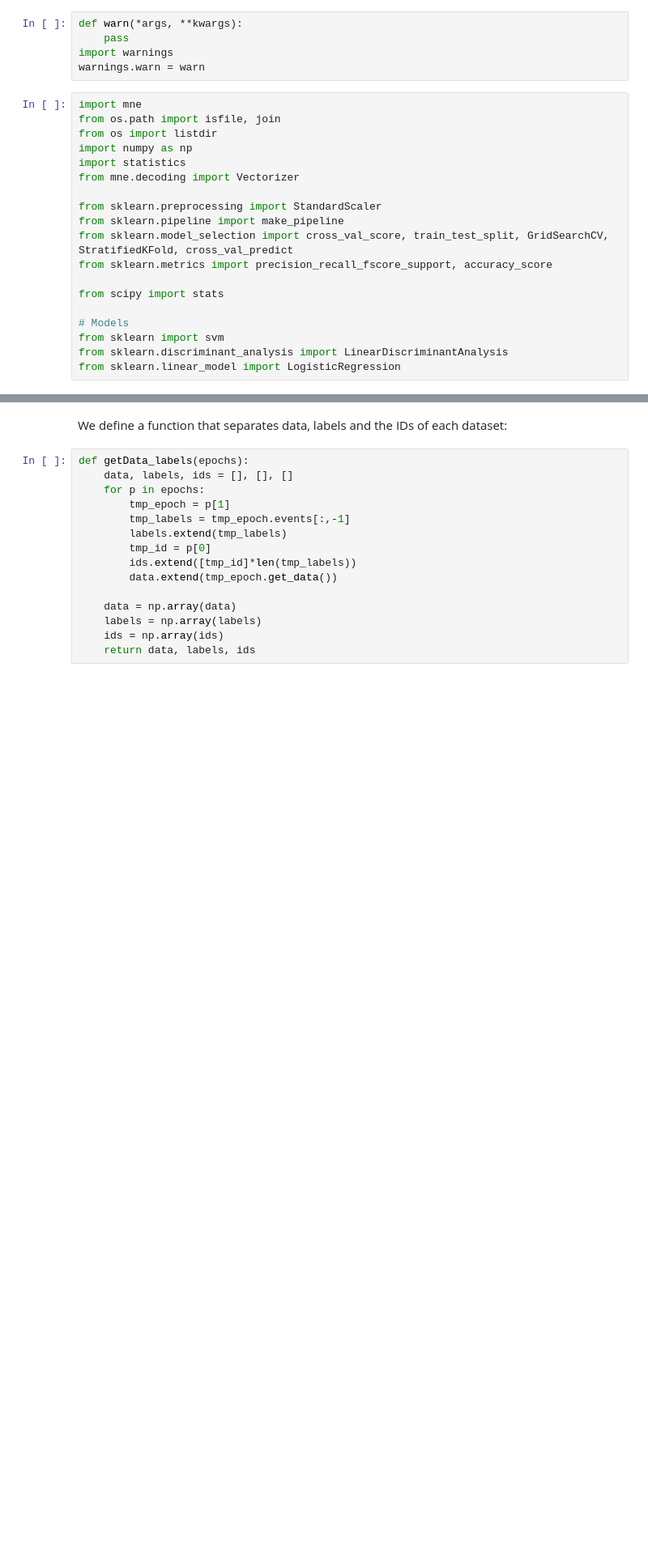
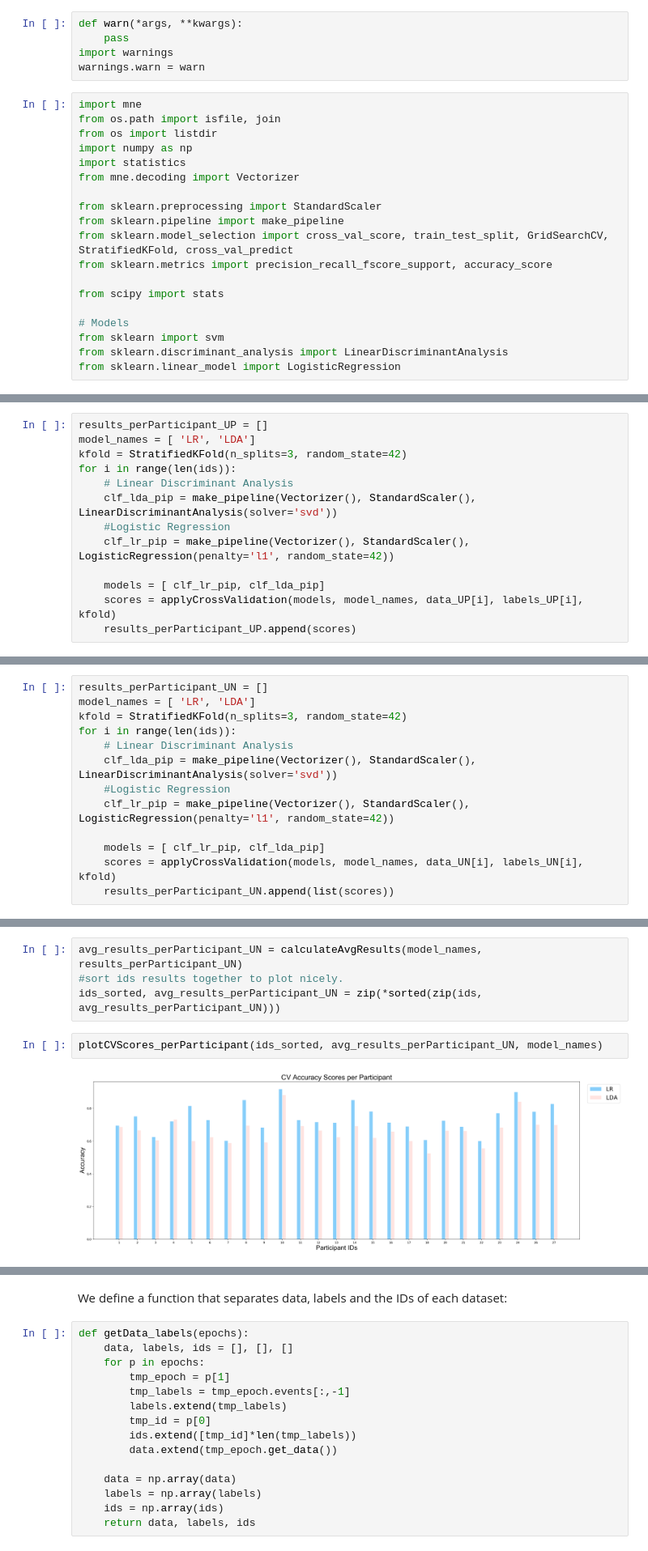
Before and after one commit to aath0/AlgorithmsNeuroscience, a Jupyter notebook: Tutorials/ApplyingMachineLearningMethods_2.ipynb, the cells around one changed output, grey strips where cells are left out. Shown at 81% size. Saved outputs shown, nothing was run; the diff lists cells and outputs as text; blank space fills up the shorter version.

```diff
--- a/Tutorials/ApplyingMachineLearningMethods_2.ipynb
+++ b/Tutorials/ApplyingMachineLearningMethods_2.ipynb
@@ -31,0 +78,13 @@ from sklearn.linear_model import LogisticRegression
+# %%
+results_perParticipant_UP = []
+model_names = [ 'LR', 'LDA']
+kfold = StratifiedKFold(n_splits=3, random_state=42)
+for i in range(len(ids)):
+    # Linear Discriminant Analysis
+    clf_lda_pip = make_pipeline(Vectorizer(), StandardScaler(), LinearDiscriminantAnalysis(solver='svd'))
+    #Logistic Regression
+    clf_lr_pip = make_pipeline(Vectorizer(), StandardScaler(), LogisticRegression(penalty='l1', random_state=42))
+
+    models = [ clf_lr_pip, clf_lda_pip]
+    scores = applyCrossValidation(models, model_names, data_UP[i], labels_UP[i], kfold)
+    results_perParticipant_UP.append(scores)
@@ -31,0 +166,13 @@ from sklearn.linear_model import LogisticRegression
+# %%
+results_perParticipant_UN = []
+model_names = [ 'LR', 'LDA']
+kfold = StratifiedKFold(n_splits=3, random_state=42)
+for i in range(len(ids)):
+    # Linear Discriminant Analysis
+    clf_lda_pip = make_pipeline(Vectorizer(), StandardScaler(), LinearDiscriminantAnalysis(solver='svd'))
+    #Logistic Regression
+    clf_lr_pip = make_pipeline(Vectorizer(), StandardScaler(), LogisticRegression(penalty='l1', random_state=42))
+
+    models = [ clf_lr_pip, clf_lda_pip]
+    scores = applyCrossValidation(models, model_names, data_UN[i], labels_UN[i], kfold)
+    results_perParticipant_UN.append(list(scores))
@@ -31,0 +197,8 @@ from sklearn.linear_model import LogisticRegression
+# %%
+avg_results_perParticipant_UN = calculateAvgResults(model_names, results_perParticipant_UN)
+#sort ids results together to plot nicely.
+ids_sorted, avg_results_perParticipant_UN = zip(*sorted(zip(ids, avg_results_perParticipant_UN)))
+# %%
+plotCVScores_perParticipant(ids_sorted, avg_results_perParticipant_UN, model_names)
+# %% [output]
+[figure, added]
```
Also changed, not shown: parts of 66 cells of this notebook, 3 other files.
